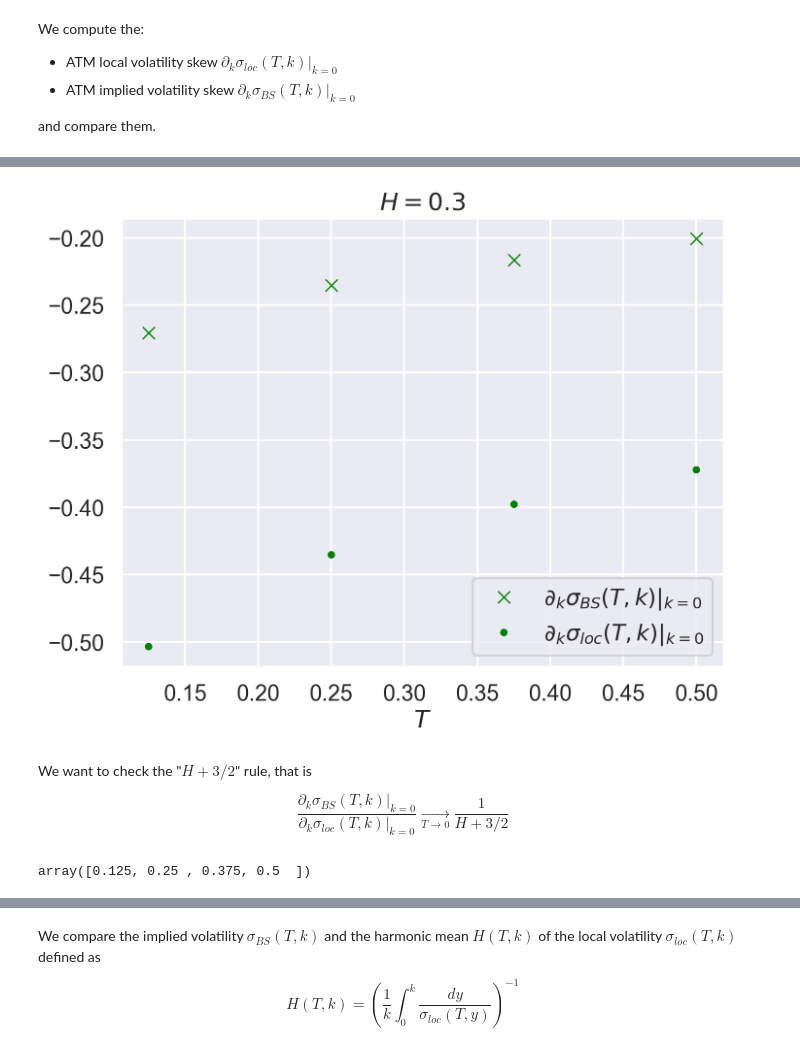
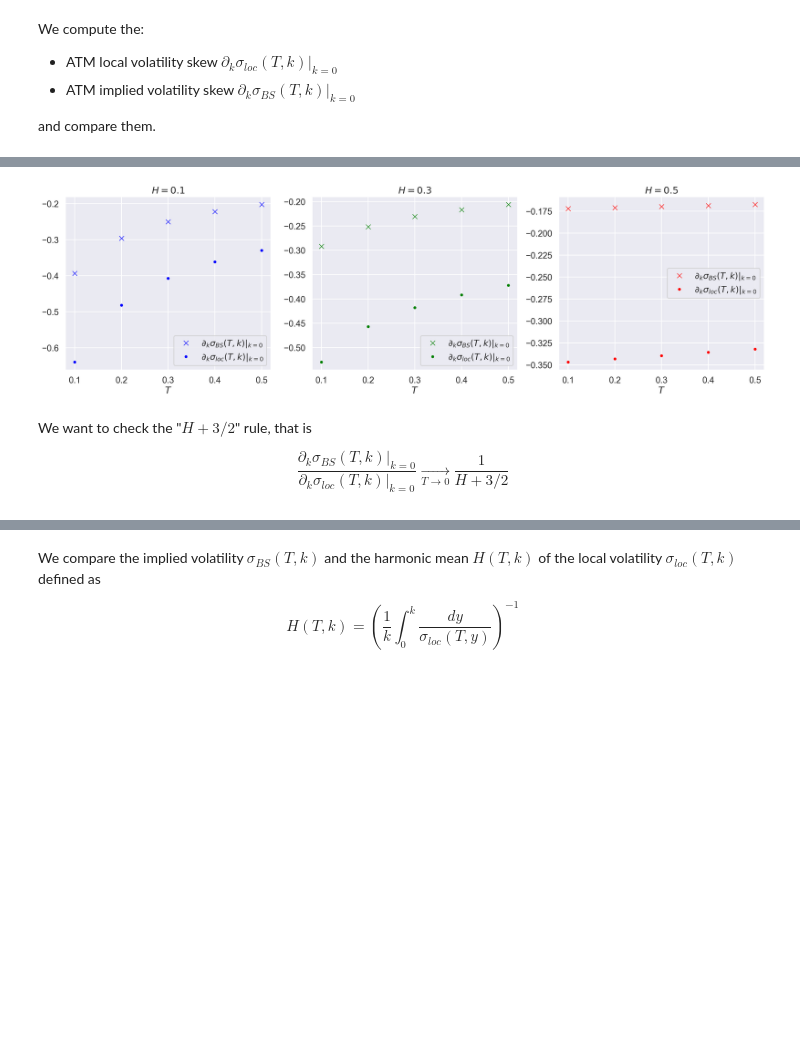
Before and after one commit to fbourgey/rough-bergomi, a Jupyter notebook: local_vol_rough_vol.ipynb, the cells around one changed output, grey strips where cells are left out. Cells and saved outputs as stored; diff of their text form; code cells hidden in the pictures; blank space fills up the shorter version.

```diff
--- a/local_vol_rough_vol.ipynb
+++ b/local_vol_rough_vol.ipynb
@@ -53,12 +53,9 @@ rbergomi_models = {f"H={H}": RoughBergomi(**params, H=H) for H in list_H}
 colors = {0.1: "blue", 0.3: "green", 0.5: "red"}
 markers = {0.1: ".", 0.3: "+", 0.5: "x"}
 seed = 1234
-maturity = 0.5
 n_disc = 300
-tab_t = np.linspace(0.0, maturity, n_disc + 1)
-dt = tab_t[1] - tab_t[0]
-n_mc = 2 * 10**5
-n_loop = 2
+n_mc = 3 * 10**5
+n_loop = 1
 # %% [markdown]
 We compute the:
 
@@ -103,28 +137,28 @@ tab_t_split = np.array([t[-1] for t in np.split(tab_t[1:], n_disc // n_disc_spli
 # %%
-H = 0.3
-
 plt.close()
-fig, ax = plt.subplots()
-ax.plot(
-    tab_t_split,
-    atm_impvol_skews[f"H={H}"],
-    "x",
-    label="$\\partial_k \\sigma_{BS}(T,k)|_{k=0}$",
-    color=colors[H],
-)
-ax.plot(
-    tab_t_split,
-    atm_lv_skews[f"H={H}"],
-    ".",
-    label="$\\partial_k \\sigma_{loc}(T,k)|_{k=0}$",
-    color=colors[H],
-)
-ax.set_xlabel("$T$")
-ax.set_title(f"$H={H}$")
-ax.legend()
+fig, ax = plt.subplots(1, 3, figsize=(8 * 3, 6))
+for i in range(len(list_H)):
+    H = list_H[i]
+    ax[i].plot(
+        list_maturity,
+        atm_impvol_skews[f"H={H}"],
+        "x",
+        label="$\\partial_k \\sigma_{BS}(T,k)|_{k=0}$",
+        color=colors[H],
+    )
+    ax[i].plot(
+        list_maturity,
+        atm_lv_skews[f"H={H}"],
+        ".",
+        label="$\\partial_k \\sigma_{loc}(T,k)|_{k=0}$",
+        color=colors[H],
+    )
+    ax[i].set_title(f"$H={H}$")
+    ax[i].set_xlabel("$T$")
+    ax[i].legend()
 plt.show()
 # %% [output]
-[figure, old version]
+[figure, new version]
 # %% [markdown]
 We want to check the "$H+3/2$" rule, that is
 
@@ -132,10 +166,6 @@ $$
     \frac{\partial_k \sigma_{BS}(T,k)|_{k=0}}{\partial_k \sigma_{loc}(T,k)|_{k=0}}
     \underset{T\to0}{\to} \frac{1}{H+3/2}
 $$
-# %%
-tab_t_split
-# %% [output]
-array([0.125, 0.25 , 0.375, 0.5  ])
 # %%
 plt.close()
 fig, ax = plt.subplots(figsize=(8, 6))
```
Also changed, not shown: parts of 4 cells of this notebook, 3 other files.
